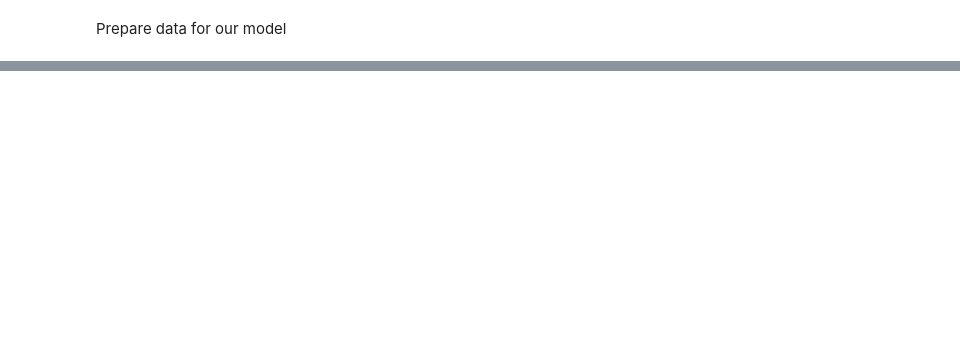
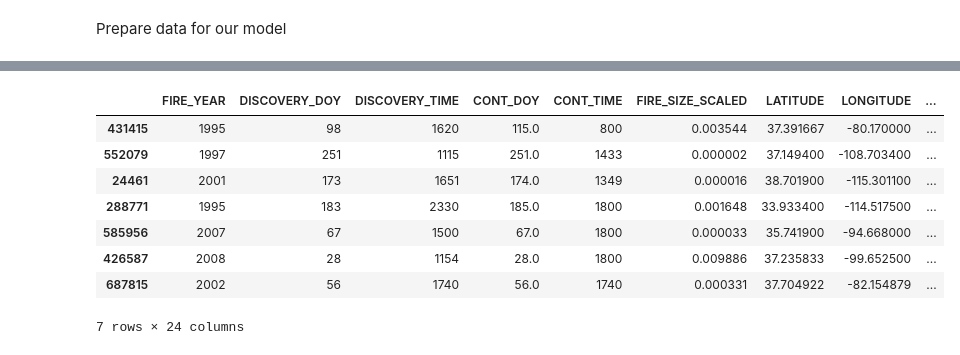
Before and after one commit to akanksha276/wildfire_analysis, a Jupyter notebook: notebooks/NN/255_NN_learning.ipynb, the cells around one changed output, grey strips where cells are left out. Drawn from its saved outputs; the diff is of its cells as text; code cells hidden in the pictures; blank space fills up the shorter version.

```diff
--- a/notebooks/NN/255_NN_learning.ipynb
+++ b/notebooks/NN/255_NN_learning.ipynb
@@ -407,0 +275,3 @@ accuracy_score(prediction_new, Y_test)
+# %%
+extra_cols = pd.get_dummies(df_sev.STAT_CAUSE_CODE, prefix = "STAT_CAUSE_CODE")
+extra_cols.sample(4)
@@ -407,0 +284,5 @@ accuracy_score(prediction_new, Y_test)
+# %%
+df_sev_1 = pd.concat([df_sev, extra_cols], axis=1)
+# %%
+df_sev_1 = df_sev_1.drop(["STAT_CAUSE_CODE"], axis=1)
+df_sev_1.sample(4)
@@ -407,0 +296,7 @@ accuracy_score(prediction_new, Y_test)
+# %%
+df_sev_main = df_sev_1[0:0]
+print(df_sev_main.shape)
+for c in df_sev_1["FIRE_SIZE_CLASS"].unique():
+    df_sev_main = pd.concat([df_sev_main, df_sev_1[df_sev_1["FIRE_SIZE_CLASS"] == c].sample(2400)])
+
+df_sev_main["FIRE_SIZE_CLASS"].value_counts()
@@ -407,0 +313,12 @@ accuracy_score(prediction_new, Y_test)
+# %%
+df_sev_main.sample(7)
+# %% [output]
+|  | FIRE_YEAR | DISCOVERY_DOY | DISCOVERY_TIME | CONT_DOY | CONT_TIME | FIRE_SIZE_SCALED | LATITUDE | LONGITUDE | ... |
+| 431415 | 1995 | 98 | 1620 | 115.0 | 800 | 0.003544 | 37.391667 | -80.170000 | ... |
+| 552079 | 1997 | 251 | 1115 | 251.0 | 1433 | 0.000002 | 37.149400 | -108.703400 | ... |
+| 24461 | 2001 | 173 | 1651 | 174.0 | 1349 | 0.000016 | 38.701900 | -115.301100 | ... |
+| 288771 | 1995 | 183 | 2330 | 185.0 | 1800 | 0.001648 | 33.933400 | -114.517500 | ... |
+| 585956 | 2007 | 67 | 1500 | 67.0 | 1800 | 0.000033 | 35.741900 | -94.668000 | ... |
+| 426587 | 2008 | 28 | 1154 | 28.0 | 1800 | 0.009886 | 37.235833 | -99.652500 | ... |
+| 687815 | 2002 | 56 | 1740 | 56.0 | 1740 | 0.000331 | 37.704922 | -82.154879 | ... |
+7 rows × 24 columns
```
Also changed, not shown: parts of 67 cells of this notebook.
